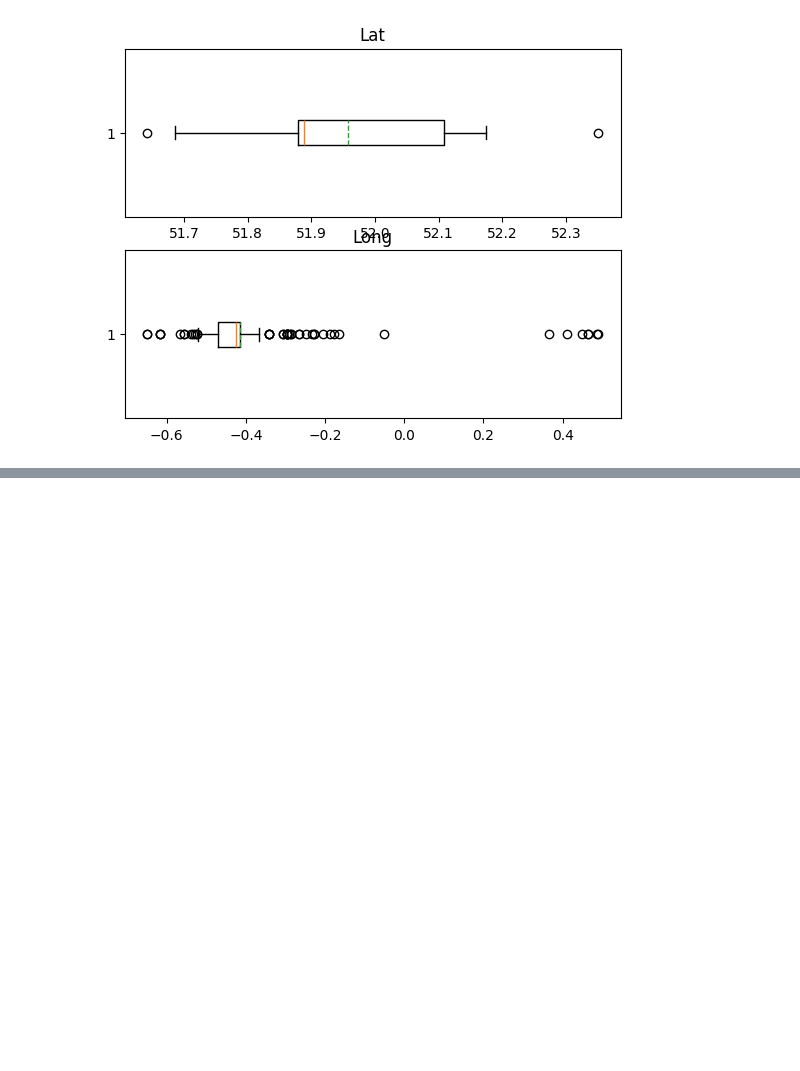
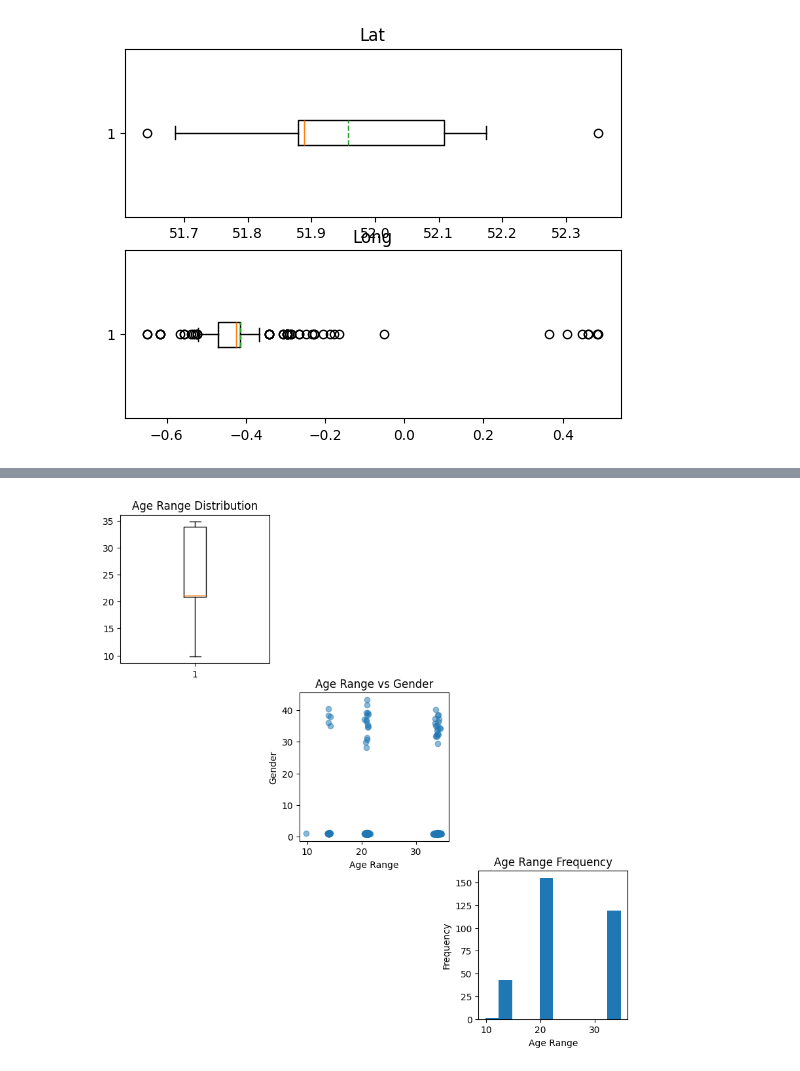
Before and after one commit to woraphonp-038-5/dataviz2025, a Jupyter notebook: Visualize_Data_Distribution.ipynb, the cells around one changed output, grey strips where cells are left out. Drawn from its saved outputs; the diff is of its cells as text; code cells hidden in the pictures; blank space fills up the shorter version.

```diff
--- a/Visualize_Data_Distribution.ipynb
+++ b/Visualize_Data_Distribution.ipynb
@@ -373,0 +381,23 @@ plt.title('Long');
+# %%
+plt.figure(figsize=(10, 10))
+
+# Boxplot in the top-left corner (position 1,1 in a 3x3 grid)
+plt.subplot(3, 3, 1)
+plt.boxplot(stopandsearch_df_dropna['Age range'].dropna())
+plt.title('Age Range Distribution')
+
+# Scatter plot in the middle (position 2,2 in a 3x3 grid)
+plt.subplot(3, 3, 5)
+plt.scatter(stopandsearch_df_dropna['Age range'], stopandsearch_df_dropna['Gender'], alpha=0.5)
+plt.title('Age Range vs Gender')
+plt.xlabel('Age Range')
+plt.ylabel('Gender')
+
+# Histogram in the bottom-right corner (position 3,3 in a 3x3 grid)
+plt.subplot(3, 3, 9)
+plt.hist(stopandsearch_df_dropna['Age range'].dropna(), bins=10)
+plt.title('Age Range Frequency')
+plt.xlabel('Age Range')
+plt.ylabel('Frequency');
+# %% [output]
+[figure, added]
```
Also changed, not shown: parts of 1 cell of this notebook.
